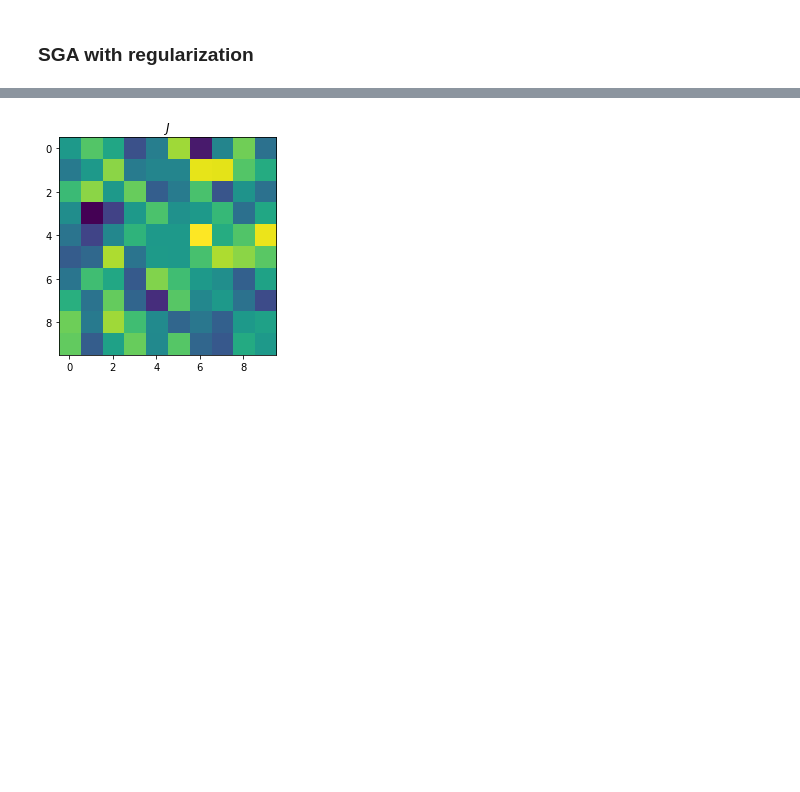
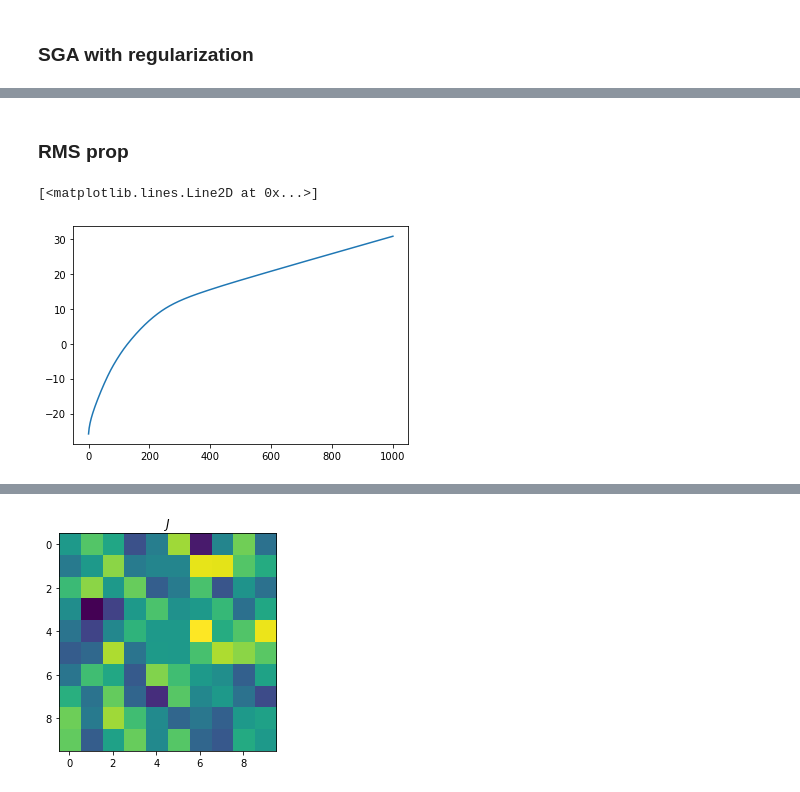
Before and after one commit to micheleavella/brain_project, a Jupyter notebook: kinetic_ising_simulation_inference.ipynb, the cells around one changed output, grey strips where cells are left out. Saved outputs shown, nothing was run; the diff lists cells and outputs as text; code cells hidden in the pictures; blank space fills up the shorter version.

```diff
--- a/kinetic_ising_simulation_inference.ipynb
+++ b/kinetic_ising_simulation_inference.ipynb
@@ -196,0 +224,24 @@ plt.plot(ris)
+# %% [markdown]
+### RMS prop
+# %%
+p_rms = np.random.normal(0,2,N*N+N)
+s = np.zeros(N*N+N)
+### PARAMS
+steps = 1000
+l_r = 0.01
+beta = 0.9
+eps = 10**(-8)
+LAMBDA = 0.0
+
+ris = [L(p_rms,S,C,C_dot,gamma)]
+for i in tqdm(range(steps)):
+    g = grad_L(p_rms,S,C,C_dot,gamma)-LAMBDA*(np.abs(p_rms))
+    s = beta * s + (1-beta)*g*g
+    p_rms += l_r*g/np.sqrt(s+eps)
+
+    ris.append(L(p_rms,S,C,C_dot,gamma))
+
+plt.plot(ris)
+# %% [output]
+[<matplotlib.lines.Line2D at 0x...>]
+[figure, added]
```
Also changed, not shown: parts of 9 cells of this notebook.
